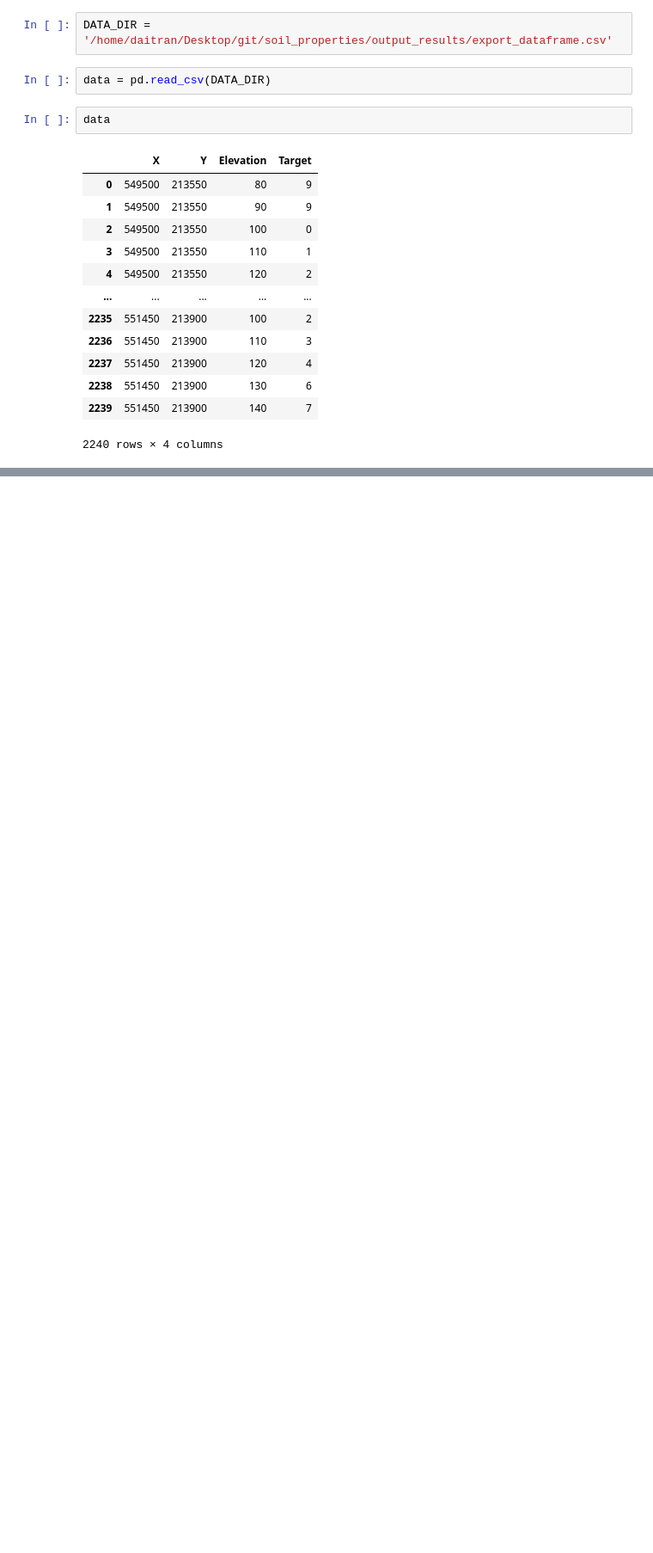
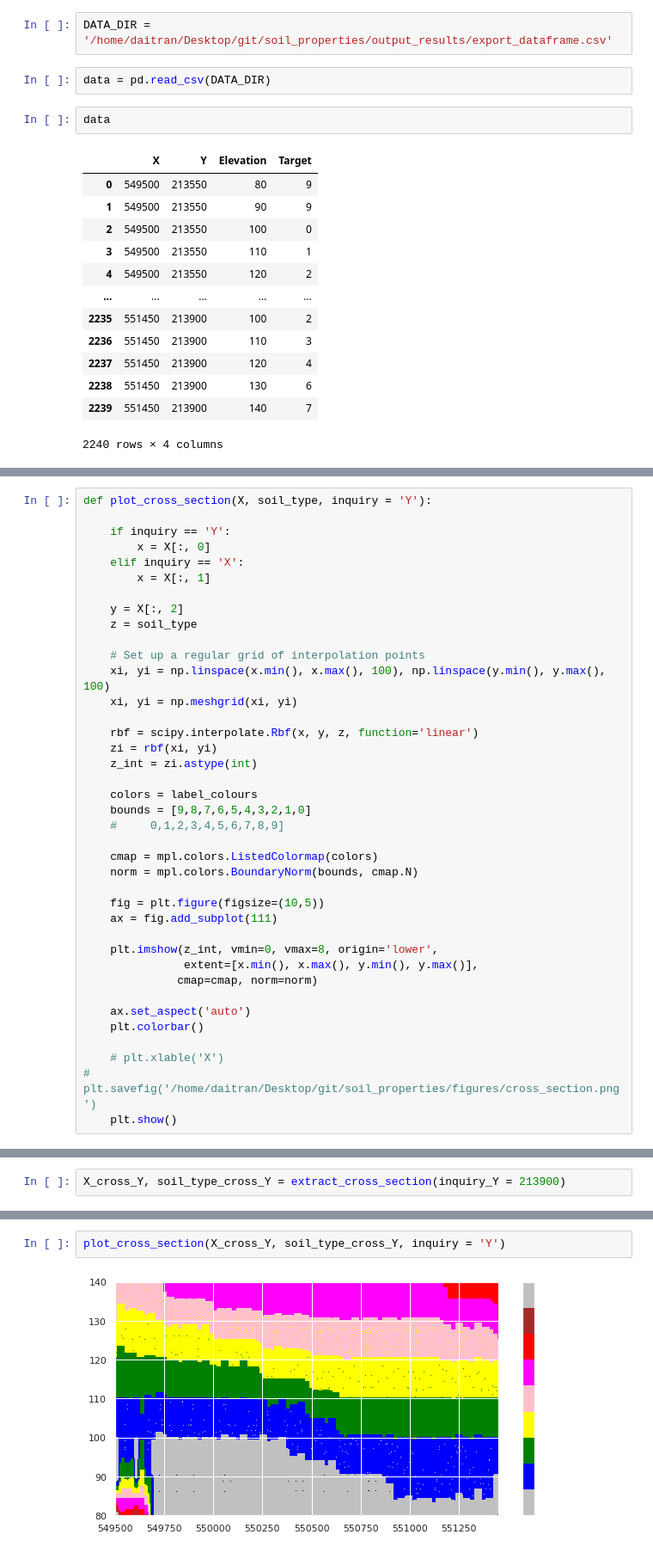
Before and after one commit to daitranskku/soil_properties, a Jupyter notebook: Step3_visualize_3D_points_and_cross_sections.ipynb, the cells around one changed output, grey strips where cells are left out. Shown at 86% size. Saved outputs shown, nothing was run; the diff lists cells and outputs as text; blank space fills up the shorter version.

```diff
--- a/Step3_visualize_3D_points_and_cross_sections.ipynb
+++ b/Step3_visualize_3D_points_and_cross_sections.ipynb
@@ -87,0 +112,39 @@ def extract_cross_section(inquiry_X = False, inquiry_Y= False, inquiry_elevation
+# %%
+def plot_cross_section(X, soil_type, inquiry = 'Y'):
+
+    if inquiry == 'Y':
+        x = X[:, 0]
+    elif inquiry == 'X':
+        x = X[:, 1]
+
+    y = X[:, 2]
+    z = soil_type
+
+    # Set up a regular grid of interpolation points
+    xi, yi = np.linspace(x.min(), x.max(), 100), np.linspace(y.min(), y.max(), 100)
+    xi, yi = np.meshgrid(xi, yi)
+
+    rbf = scipy.interpolate.Rbf(x, y, z, function='linear')
+    zi = rbf(xi, yi)
+    z_int = zi.astype(int)
+
+    colors = label_colours
+    bounds = [9,8,7,6,5,4,3,2,1,0]
+    #     0,1,2,3,4,5,6,7,8,9]
+
+    cmap = mpl.colors.ListedColormap(colors)
+    norm = mpl.colors.BoundaryNorm(bounds, cmap.N)
+
+    fig = plt.figure(figsize=(10,5))
+    ax = fig.add_subplot(111)
+
+    plt.imshow(z_int, vmin=0, vmax=8, origin='lower',
+               extent=[x.min(), x.max(), y.min(), y.max()],
+              cmap=cmap, norm=norm)
+
+    ax.set_aspect('auto')
+    plt.colorbar()
+
+    # plt.xlable('X')
+#     plt.savefig('/home/daitran/Desktop/git/soil_properties/figures/cross_section.png')
+    plt.show()
@@ -219,0 +161,2 @@ plt.show()
+# %%
+X_cross_Y, soil_type_cross_Y = extract_cross_section(inquiry_Y = 213900)
@@ -219,0 +165,4 @@ plt.show()
+# %%
+plot_cross_section(X_cross_Y, soil_type_cross_Y, inquiry = 'Y')
+# %% [output]
+[figure, added]
```
Also changed, not shown: parts of 28 cells of this notebook.
